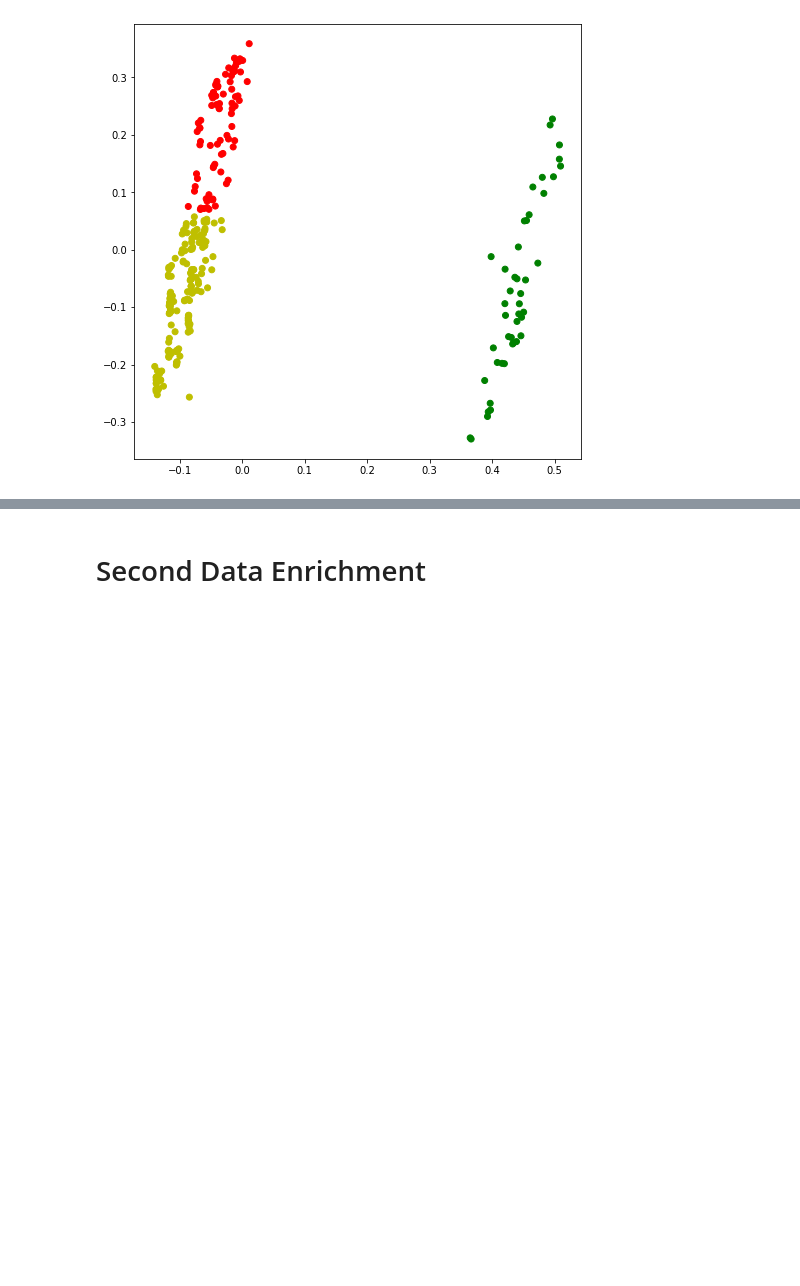
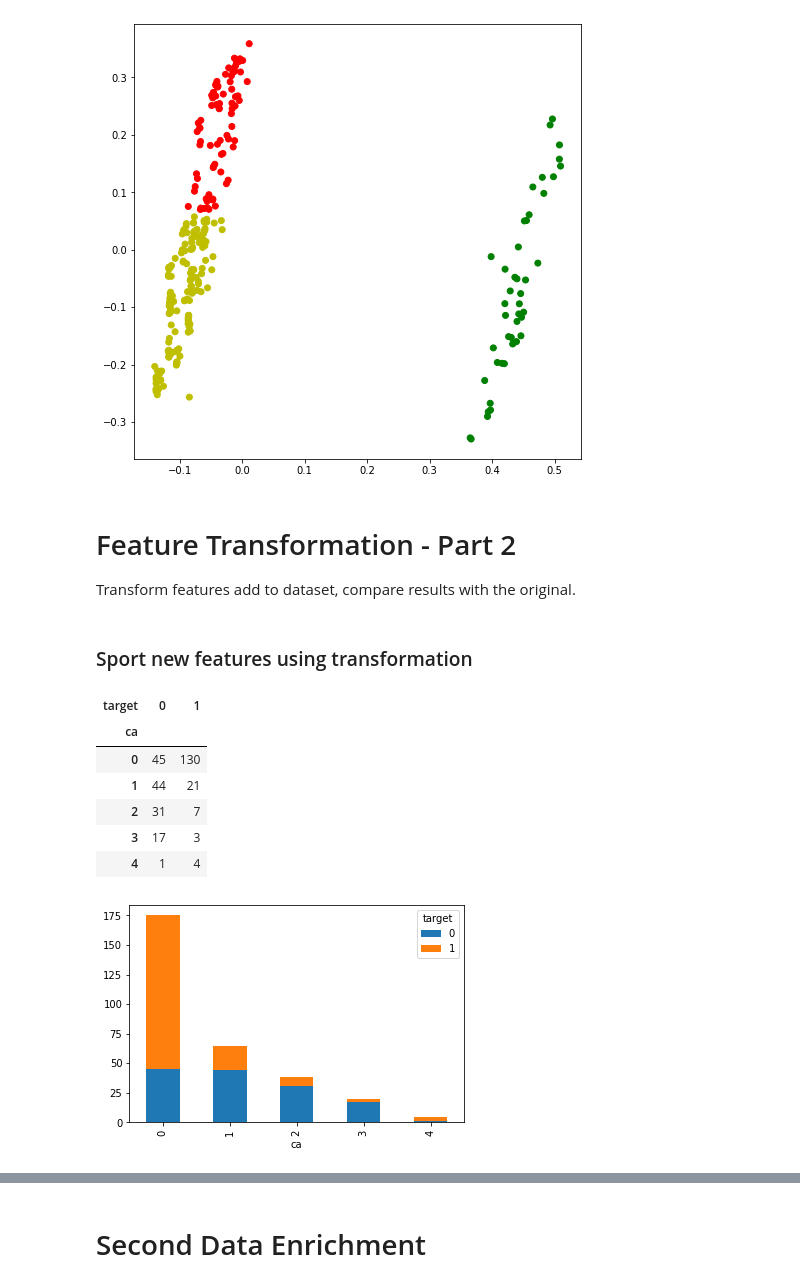
Before and after one commit to snarvekark/ML_Assignments, a Jupyter notebook: MidTerm_Project.ipynb, the cells around one changed output, grey strips where cells are left out. Saved outputs shown, nothing was run; the diff lists cells and outputs as text; code cells hidden in the pictures; blank space fills up the shorter version.

Commit message:
Feature Transformation Part 2

```diff
--- a/MidTerm_Project.ipynb
+++ b/MidTerm_Project.ipynb
@@ -484,3 +485,30 @@ plt.show()
 # %% [output]
 K-Means Clustering using SciKit Learn
 [figure]
+# %% [markdown]
+# Feature Transformation - Part 2
+Transform features add to dataset, compare results with the original.
+# %% [markdown]
+### Sport new features using transformation
+# %%
+# Analyze categorical features agains the target and spot categories that are
+# more likely to indicate a heart desease.
+
+# Here we analyze ca agains target
+
+ca_target = pd.crosstab(df.ca, df.target)
+ca_target.plot.bar(stacked=True);
+ca_target
+
+# When ca is 1,2,3 the target tends to 0
+# When ca is 0,4 the target tends to be 1
+# We Spot a new feature!
+# %% [output]
+| target | 0 | 1 |
+| ca |  |  |
+| 0 | 45 | 130 |
+| 1 | 44 | 21 |
+| 2 | 31 | 7 |
+| 3 | 17 | 3 |
+| 4 | 1 | 4 |
+[figure, added]
```
Also changed, not shown: parts of 8 cells of this notebook.
